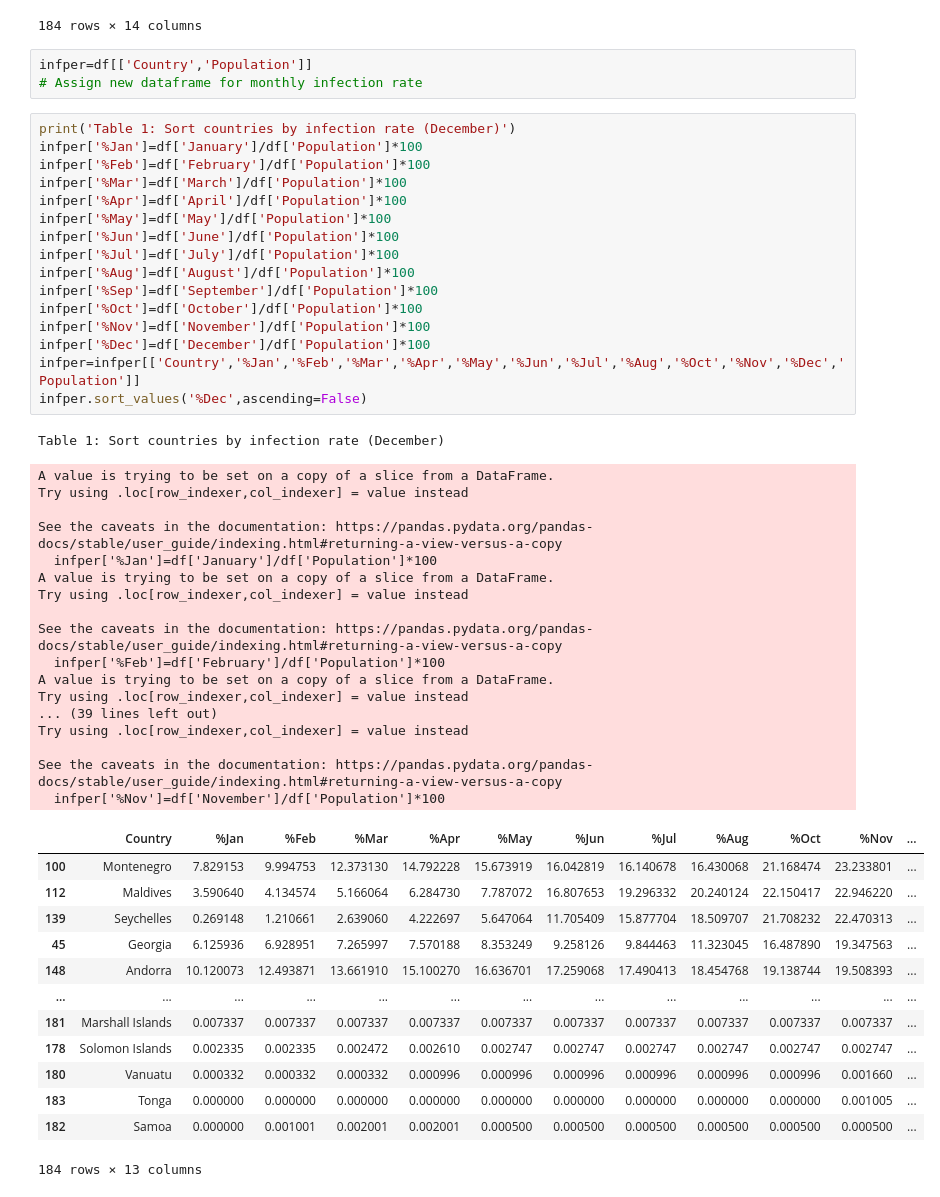
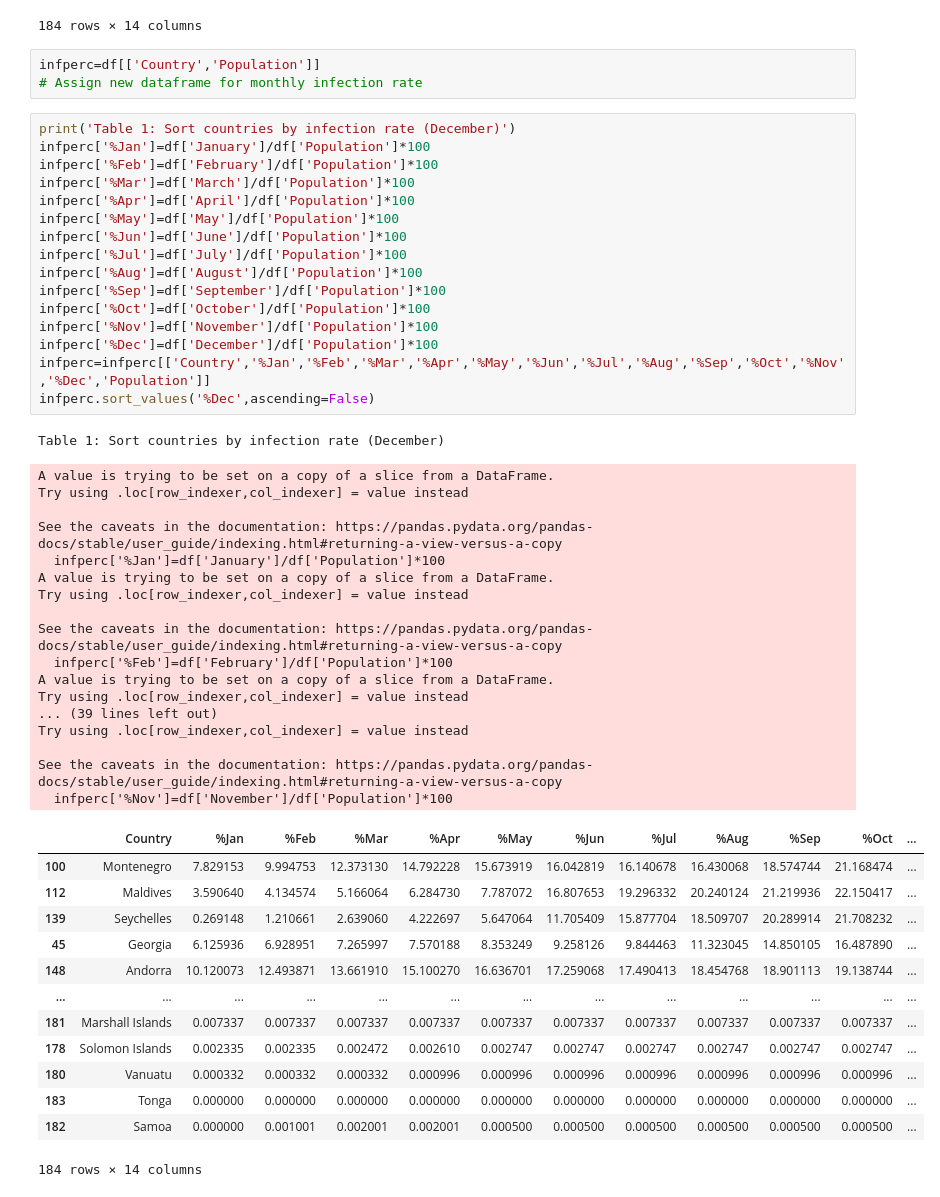
Before and after one commit to Tosawadh/th_covid_2021, a Jupyter notebook: final.ipynb, the cells around one changed output. Drawn from its saved outputs; the diff is of its cells as text.

```diff
--- a/final.ipynb
+++ b/final.ipynb
@@ -183,53 +191,53 @@ df.sort_values('December',ascending=False)
 | 183 | Tonga | 0 | 0 | 0 | 0 | 0 | 0 | 0 | 0 | 0 | 0 | ... |
 184 rows × 14 columns
 # %%
-infper=df[['Country','Population']]
+infperc=df[['Country','Population']]
 # Assign new dataframe for monthly infection rate
 # %%
 print('Table 1: Sort countries by infection rate (December)')
-infper['%Jan']=df['January']/df['Population']*100
-infper['%Feb']=df['February']/df['Population']*100
-infper['%Mar']=df['March']/df['Population']*100
-infper['%Apr']=df['April']/df['Population']*100
-infper['%May']=df['May']/df['Population']*100
-infper['%Jun']=df['June']/df['Population']*100
-infper['%Jul']=df['July']/df['Population']*100
-infper['%Aug']=df['August']/df['Population']*100
-infper['%Sep']=df['September']/df['Population']*100
-infper['%Oct']=df['October']/df['Population']*100
-infper['%Nov']=df['November']/df['Population']*100
-infper['%Dec']=df['December']/df['Population']*100
-infper=infper[['Country','%Jan','%Feb','%Mar','%Apr','%May','%Jun','%Jul','%Aug','%Oct','%Nov','%Dec','Population']]
-infper.sort_values('%Dec',ascending=False)
+infperc['%Jan']=df['January']/df['Population']*100
+infperc['%Feb']=df['February']/df['Population']*100
+infperc['%Mar']=df['March']/df['Population']*100
+infperc['%Apr']=df['April']/df['Population']*100
+infperc['%May']=df['May']/df['Population']*100
+infperc['%Jun']=df['June']/df['Population']*100
+infperc['%Jul']=df['July']/df['Population']*100
+infperc['%Aug']=df['August']/df['Population']*100
+infperc['%Sep']=df['September']/df['Population']*100
+infperc['%Oct']=df['October']/df['Population']*100
+infperc['%Nov']=df['November']/df['Population']*100
+infperc['%Dec']=df['December']/df['Population']*100
+infperc=infperc[['Country','%Jan','%Feb','%Mar','%Apr','%May','%Jun','%Jul','%Aug','%Sep','%Oct','%Nov','%Dec','Population']]
+infperc.sort_values('%Dec',ascending=False)
 # %% [output]
 Table 1: Sort countries by infection rate (December)
 A value is trying to be set on a copy of a slice from a DataFrame.
 Try using .loc[row_indexer,col_indexer] = value instead
 
 See the caveats in the documentation: https://pandas.pydata.org/pandas-docs/stable/user_guide/indexing.html#returning-a-view-versus-a-copy
-  infper['%Jan']=df['January']/df['Population']*100
+  infperc['%Jan']=df['January']/df['Population']*100
 A value is trying to be set on a copy of a slice from a DataFrame.
 Try using .loc[row_indexer,col_indexer] = value instead
 
 See the caveats in the documentation: https://pandas.pydata.org/pandas-docs/stable/user_guide/indexing.html#returning-a-view-versus-a-copy
-  infper['%Feb']=df['February']/df['Population']*100
+  infperc['%Feb']=df['February']/df['Population']*100
 A value is trying to be set on a copy of a slice from a DataFrame.
 Try using .loc[row_indexer,col_indexer] = value instead
 ... (39 lines left out)
 Try using .loc[row_indexer,col_indexer] = value instead
 
 See the caveats in the documentation: https://pandas.pydata.org/pandas-docs/stable/user_guide/indexing.html#returning-a-view-versus-a-copy
-  infper['%Nov']=df['November']/df['Population']*100
+  infperc['%Nov']=df['November']/df['Population']*100
-|  | Country | %Jan | %Feb | %Mar | %Apr | %May | %Jun | %Jul | %Aug | %Oct | %Nov | ... |
-| 100 | Montenegro | 7.829153 | 9.994753 | 12.373130 | 14.792228 | 15.673919 | 16.042819 | 16.140678 | 16.430068 | 21.168474 | 23.233801 | ... |
-| 112 | Maldives | 3.590640 | 4.134574 | 5.166064 | 6.284730 | 7.787072 | 16.807653 | 19.296332 | 20.240124 | 22.150417 | 22.946220 | ... |
-| 139 | Seychelles | 0.269148 | 1.210661 | 2.639060 | 4.222697 | 5.647064 | 11.705409 | 15.877704 | 18.509707 | 21.708232 | 22.470313 | ... |
-| 45 | Georgia | 6.125936 | 6.928951 | 7.265997 | 7.570188 | 8.353249 | 9.258126 | 9.844463 | 11.323045 | 16.487890 | 19.347563 | ... |
-| 148 | Andorra | 10.120073 | 12.493871 | 13.661910 | 15.100270 | 16.636701 | 17.259068 | 17.490413 | 18.454768 | 19.138744 | 19.508393 | ... |
+|  | Country | %Jan | %Feb | %Mar | %Apr | %May | %Jun | %Jul | %Aug | %Sep | %Oct | ... |
+| 100 | Montenegro | 7.829153 | 9.994753 | 12.373130 | 14.792228 | 15.673919 | 16.042819 | 16.140678 | 16.430068 | 18.574744 | 21.168474 | ... |
+| 112 | Maldives | 3.590640 | 4.134574 | 5.166064 | 6.284730 | 7.787072 | 16.807653 | 19.296332 | 20.240124 | 21.219936 | 22.150417 | ... |
+| 139 | Seychelles | 0.269148 | 1.210661 | 2.639060 | 4.222697 | 5.647064 | 11.705409 | 15.877704 | 18.509707 | 20.289914 | 21.708232 | ... |
+| 45 | Georgia | 6.125936 | 6.928951 | 7.265997 | 7.570188 | 8.353249 | 9.258126 | 9.844463 | 11.323045 | 14.850105 | 16.487890 | ... |
+| 148 | Andorra | 10.120073 | 12.493871 | 13.661910 | 15.100270 | 16.636701 | 17.259068 | 17.490413 | 18.454768 | 18.901113 | 19.138744 | ... |
 | ... | ... | ... | ... | ... | ... | ... | ... | ... | ... | ... | ... | ... |
 | 181 | Marshall Islands | 0.007337 | 0.007337 | 0.007337 | 0.007337 | 0.007337 | 0.007337 | 0.007337 | 0.007337 | 0.007337 | 0.007337 | ... |
 | 178 | Solomon Islands | 0.002335 | 0.002335 | 0.002472 | 0.002610 | 0.002747 | 0.002747 | 0.002747 | 0.002747 | 0.002747 | 0.002747 | ... |
-| 180 | Vanuatu | 0.000332 | 0.000332 | 0.000332 | 0.000996 | 0.000996 | 0.000996 | 0.000996 | 0.000996 | 0.000996 | 0.001660 | ... |
-| 183 | Tonga | 0.000000 | 0.000000 | 0.000000 | 0.000000 | 0.000000 | 0.000000 | 0.000000 | 0.000000 | 0.000000 | 0.001005 | ... |
+| 180 | Vanuatu | 0.000332 | 0.000332 | 0.000332 | 0.000996 | 0.000996 | 0.000996 | 0.000996 | 0.000996 | 0.000996 | 0.000996 | ... |
+| 183 | Tonga | 0.000000 | 0.000000 | 0.000000 | 0.000000 | 0.000000 | 0.000000 | 0.000000 | 0.000000 | 0.000000 | 0.000000 | ... |
 | 182 | Samoa | 0.000000 | 0.001001 | 0.002001 | 0.002001 | 0.000500 | 0.000500 | 0.000500 | 0.000500 | 0.000500 | 0.000500 | ... |
-184 rows × 13 columns
+184 rows × 14 columns
```
Also changed, not shown: parts of 34 cells of this notebook.
